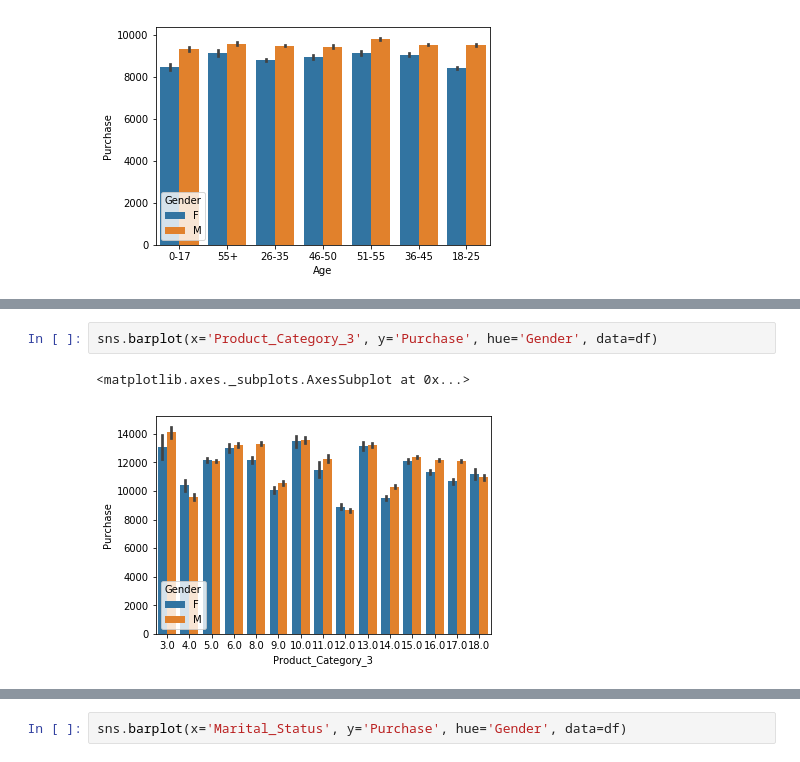
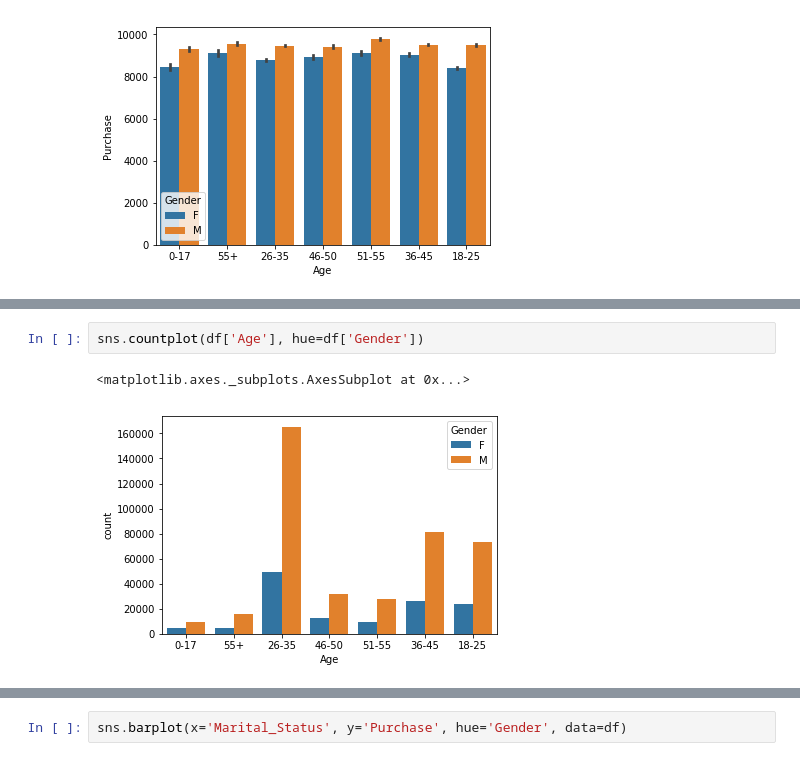
Before and after one commit to nicocurat/black-friday, a Jupyter notebook: black-friday.ipynb, the cells around one changed output, grey strips where cells are left out. Drawn from its saved outputs; the diff is of its cells as text.

```diff
--- a/black-friday.ipynb
+++ b/black-friday.ipynb
@@ -133,5 +140,5 @@ sns.barplot(x='Product_Category_2', y='Purchase', hue='Gender', data=df)
-# %%
-sns.barplot(x='Product_Category_3', y='Purchase', hue='Gender', data=df)
-# %% [output]
-<matplotlib.axes._subplots.AxesSubplot at 0x...>
-[figure, removed]
+# %%
+sns.countplot(df['Age'], hue=df['Gender'])
+# %% [output]
+<matplotlib.axes._subplots.AxesSubplot at 0x...>
+[figure, added]
```
Also changed, not shown: parts of 20 cells of this notebook.
